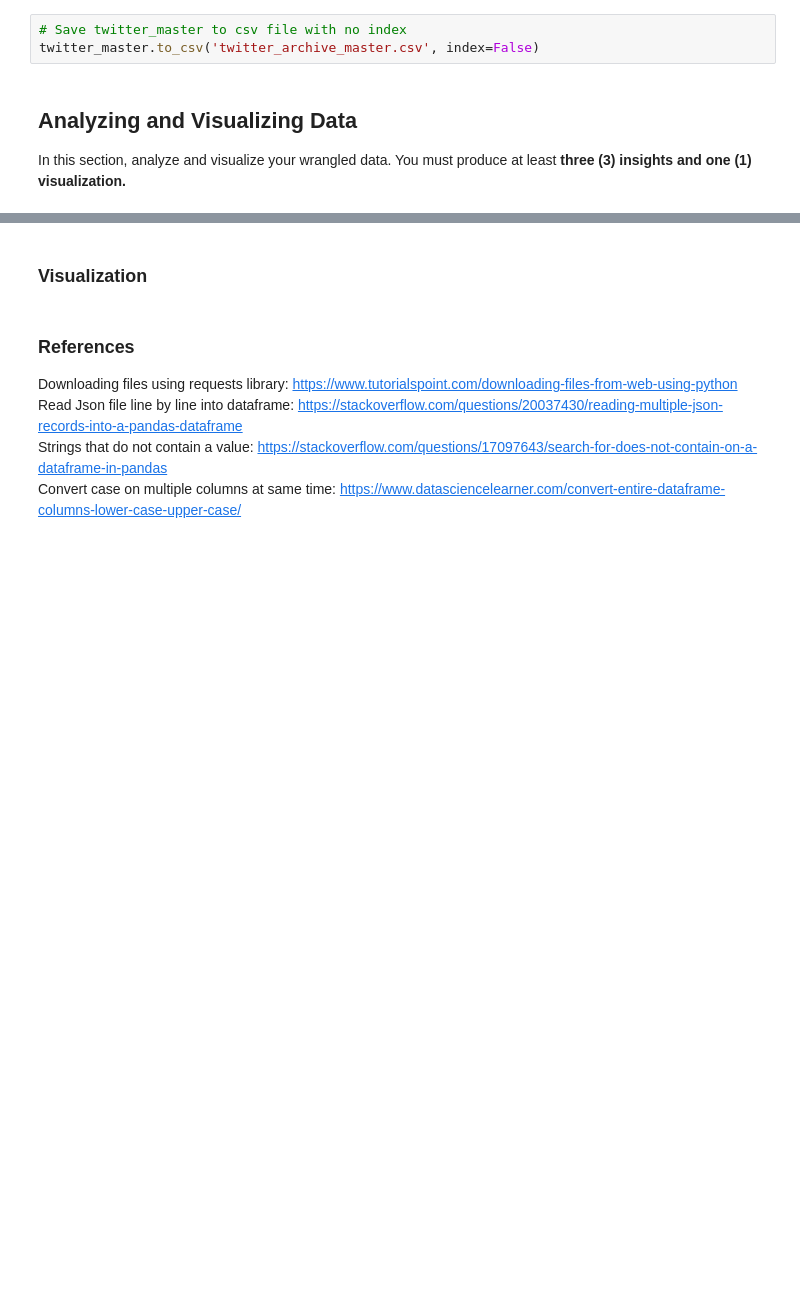
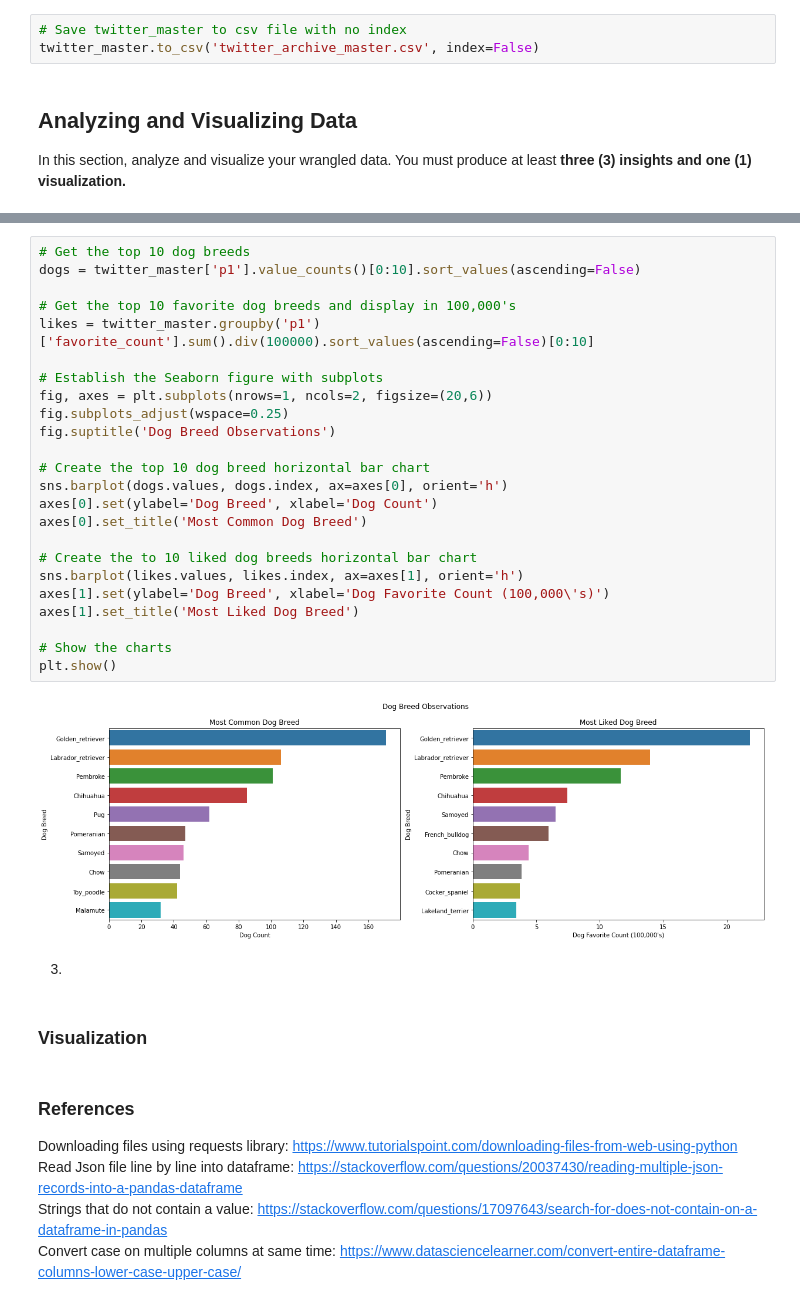
Before and after one commit to GaryLBentley/wrangle_analyze_data, a Jupyter notebook: wrangle_act.ipynb, the cells around one changed output, grey strips where cells are left out. Cells and saved outputs as stored; diff of their text form; blank space fills up the shorter version.

```diff
--- a/wrangle_act.ipynb
+++ b/wrangle_act.ipynb
@@ -740,3 +739,31 @@ In this section, analyze and visualize your wrangled data. You must produce at l
+# %%
+# Get the top 10 dog breeds
+dogs = twitter_master['p1'].value_counts()[0:10].sort_values(ascending=False)
+
+# Get the top 10 favorite dog breeds and display in 100,000's
+likes = twitter_master.groupby('p1')['favorite_count'].sum().div(100000).sort_values(ascending=False)[0:10]
+
+# Establish the Seaborn figure with subplots
+fig, axes = plt.subplots(nrows=1, ncols=2, figsize=(20,6))
+fig.subplots_adjust(wspace=0.25)
+fig.suptitle('Dog Breed Observations')
+
+# Create the top 10 dog breed horizontal bar chart
+sns.barplot(dogs.values, dogs.index, ax=axes[0], orient='h')
+axes[0].set(ylabel='Dog Breed', xlabel='Dog Count')
+axes[0].set_title('Most Common Dog Breed')
+
+# Create the to 10 liked dog breeds horizontal bar chart
+sns.barplot(likes.values, likes.index, ax=axes[1], orient='h')
+axes[1].set(ylabel='Dog Breed', xlabel='Dog Favorite Count (100,000\'s)')
+axes[1].set_title('Most Liked Dog Breed')
+
+# Show the charts
+plt.show()
+# %% [output]
+[figure, added]
+# %% [markdown]
+3.
 # %% [markdown]
 ### Visualization
 # %% [markdown]
```
Also changed, not shown: parts of 10 cells of this notebook.
